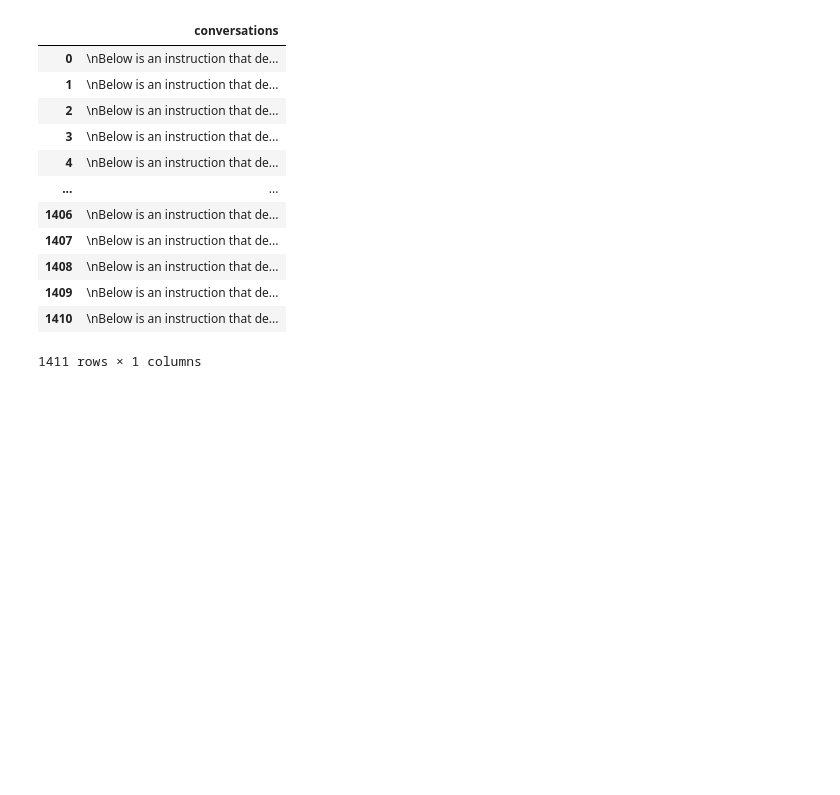
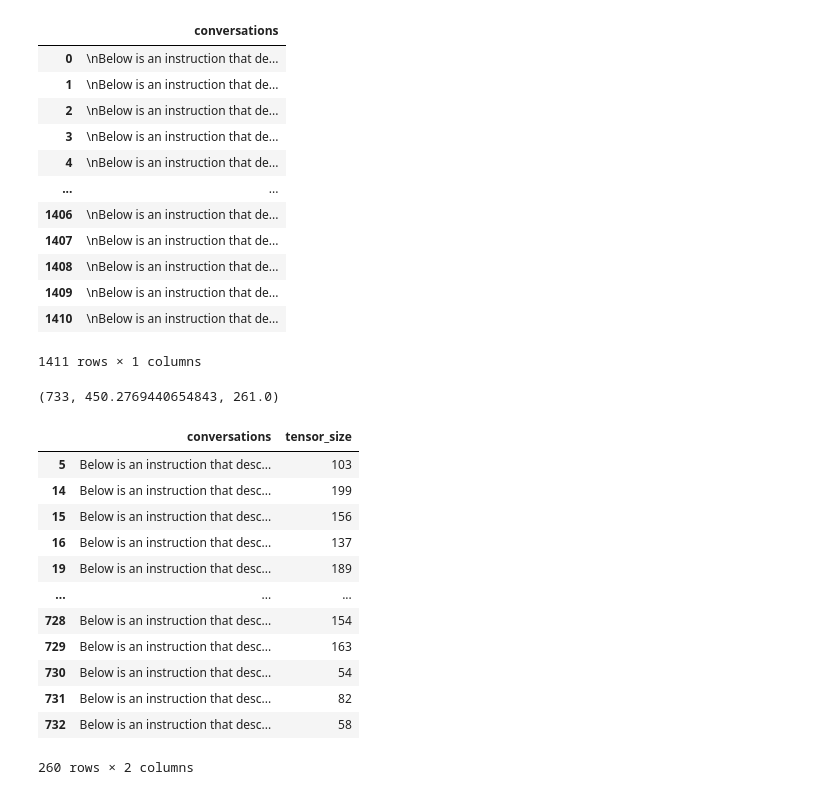
Before and after one commit to uwwint/discourse-scraper, a Jupyter notebook: llama2/prepare-dataset.ipynb, the cells around one changed output. Saved outputs shown, nothing was run; the diff lists cells and outputs as text; code cells hidden in the pictures; blank space fills up the shorter version.

```diff
--- a/llama2/prepare-dataset.ipynb
+++ b/llama2/prepare-dataset.ipynb
@@ -69,0 +89,27 @@ test_conv_dataframe.to_csv("../data/test-conversations.csv", sep="\t", index=Non
+# %%
+import re
+
+def extract_ins_res_pairs(input_string):
+    pairs_ins_res = []
+    size_pairs = []
+    pattern = "Below is an instruction that describes a task. Write a response that appropriately completes the request"
+    matches = [m.start() for m in re.finditer(pattern, input_string)]
+    #print(matches, len(input_string))
+    for i in range(len(matches)-1):
+        f,n = matches[i], matches[i+1]
+        if i+1 < len(matches)-1:
+            extracted_conv = input_string[f:n]
+        else:
+            extracted_conv = input_string[matches[i+1]:len(input_string)]
+        input_ids = tokenizer.encode(extracted_conv, return_tensors="pt")
+        pairs_ins_res.append(extracted_conv)
+        size_pairs.append(len(input_ids[0]))
+    return pairs_ins_res, size_pairs
+
+ins_res_dataset = []
+prs_size_dataset = []
+for idx, item in test_conv_dataframe.iterrows():
+    prs, size_prs = extract_ins_res_pairs(item["conversations"])
+    ins_res_dataset.extend(prs)
+    prs_size_dataset.extend(size_prs)
+individual_conversations = pd.DataFrame(zip(ins_res_dataset, prs_size_dataset), columns=["conversations", "tensor_size"])
@@ -69,0 +118,23 @@ test_conv_dataframe.to_csv("../data/test-conversations.csv", sep="\t", index=Non
+# %%
+import numpy as np
+
+len(size), np.mean(size), np.median(size)
+# %% [output]
+(733, 450.2769440654843, 261.0)
+# %%
+small_df = individual_conversations[individual_conversations["tensor_size"] <= 200]
+small_df
+# %% [output]
+|  | conversations | tensor_size |
+| 5 | Below is an instruction that desc... | 103 |
+| 14 | Below is an instruction that desc... | 199 |
+| 15 | Below is an instruction that desc... | 156 |
+| 16 | Below is an instruction that desc... | 137 |
+| 19 | Below is an instruction that desc... | 189 |
+| ... | ... | ... |
+| 728 | Below is an instruction that desc... | 154 |
+| 729 | Below is an instruction that desc... | 163 |
+| 730 | Below is an instruction that desc... | 54 |
+| 731 | Below is an instruction that desc... | 82 |
+| 732 | Below is an instruction that desc... | 58 |
+260 rows × 2 columns
```
Also changed, not shown: parts of 3 cells of this notebook, 1 other file.
